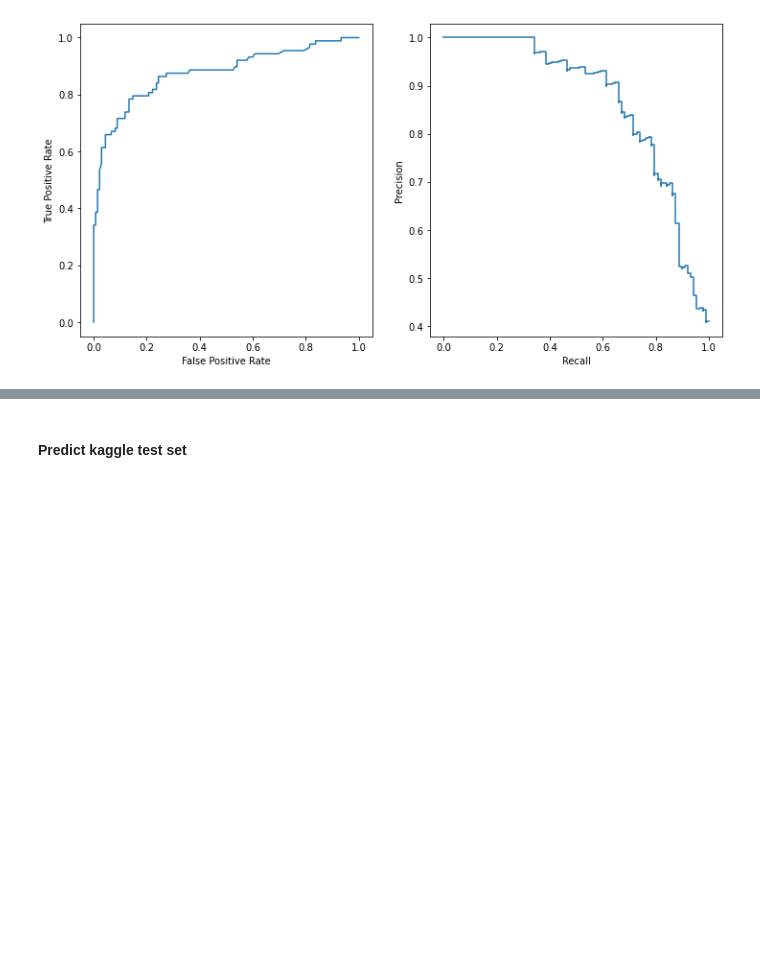
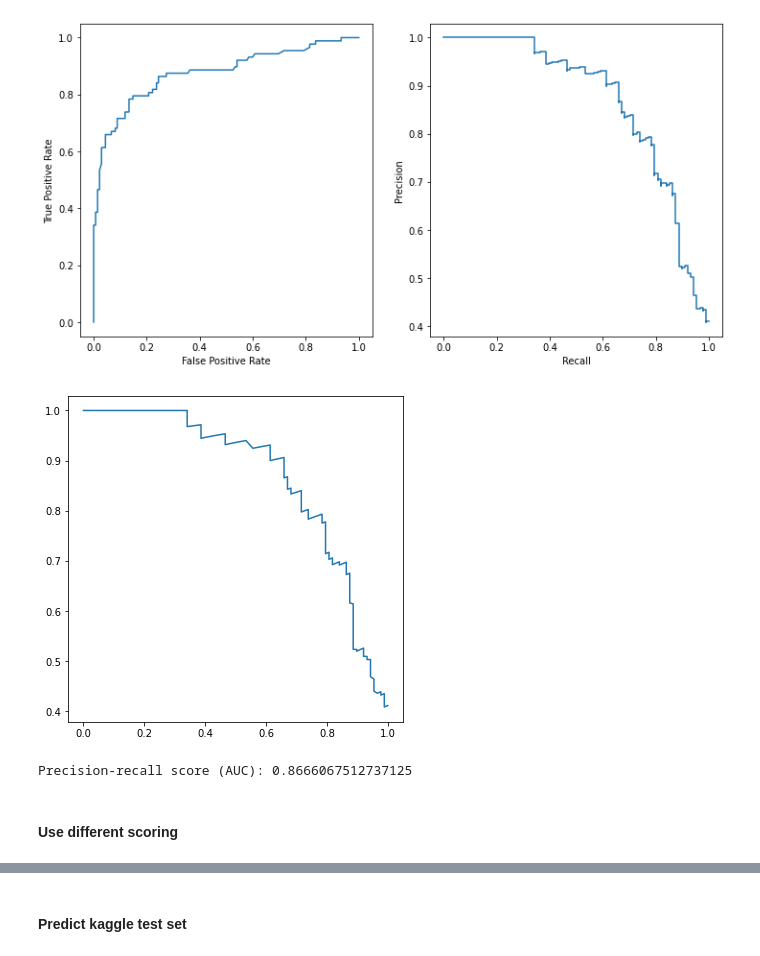
Before and after one commit to mendyhsu/Springboard, a Jupyter notebook: Unit14_5_Gradient_Boosting_Case_Study/Gradient Boosting Case Study.ipynb, the cells around one changed output, grey strips where cells are left out. Cells and saved outputs as stored; diff of their text form; code cells hidden in the pictures; blank space fills up the shorter version.

```diff
--- a/Unit14_5_Gradient_Boosting_Case_Study/Gradient Boosting Case Study.ipynb
+++ b/Unit14_5_Gradient_Boosting_Case_Study/Gradient Boosting Case Study.ipynb
@@ -382,10 +393,9 @@ y_score = gb_best.decision_function(X_test)
 
 fpr, tpr, _ = roc_curve(y_test, y_score, pos_label=gb_best.classes_[1])
 roc_display = RocCurveDisplay(fpr=fpr, tpr=tpr)
-
 print('ROC score (AUC):', auc(fpr, tpr)) # Area under ROC curve
 
-prec, recall, _ = precision_recall_curve(y_test, y_score,
-                                         pos_label=gb_best.classes_[1])
+prec, recall, _ = precision_recall_curve(y_test, y_score, pos_label=gb_best.classes_[1])
 pr_display = PrecisionRecallDisplay(precision=prec, recall=recall)
+print('Precision-recall score (AUC):', auc(recall, prec)) # Area under Precision-recall curve
 # %% [output]
@@ -398,3 +409,12 @@ pr_display.plot(ax=ax2)
 plt.show()
 # %% [output]
 [figure]
+# %%
+fig, (ax1) = plt.subplots(1, 1, figsize=(6, 6))
+plt.plot(recall, prec)
+plt.show()
+# %% [output]
+[figure, added]
+Precision-recall score (AUC): 0.8666067512737125
+# %% [markdown]
+#### Use different scoring
```
Also changed, not shown: parts of 8 cells of this notebook, 1 other file.
